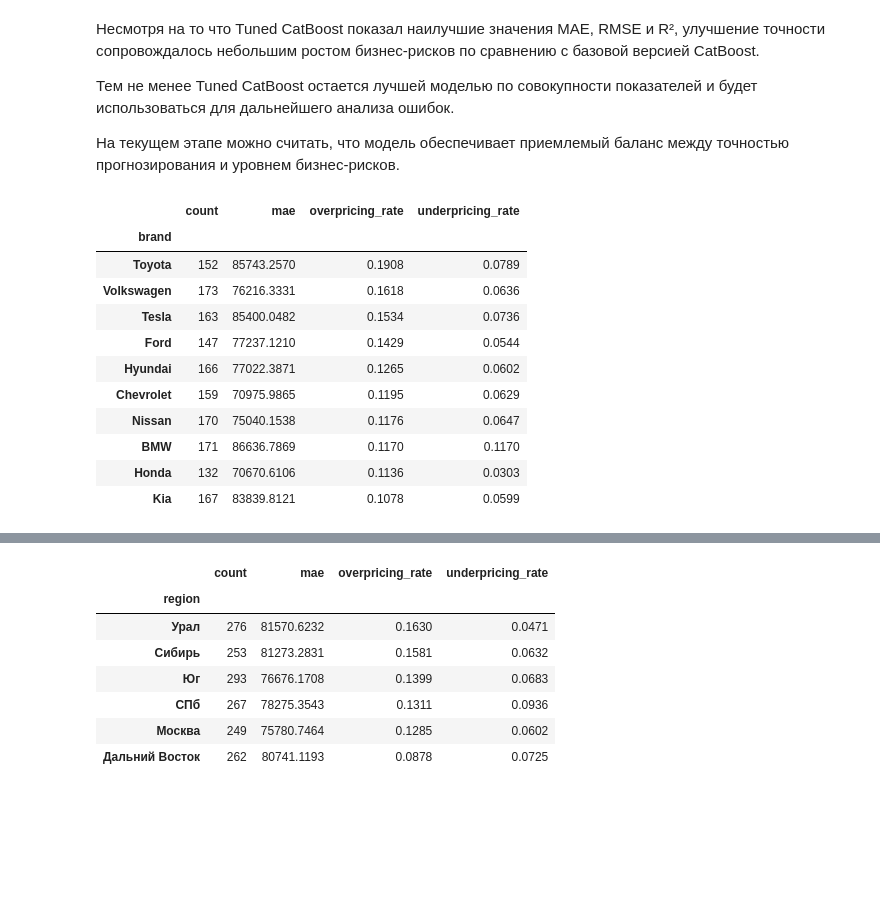
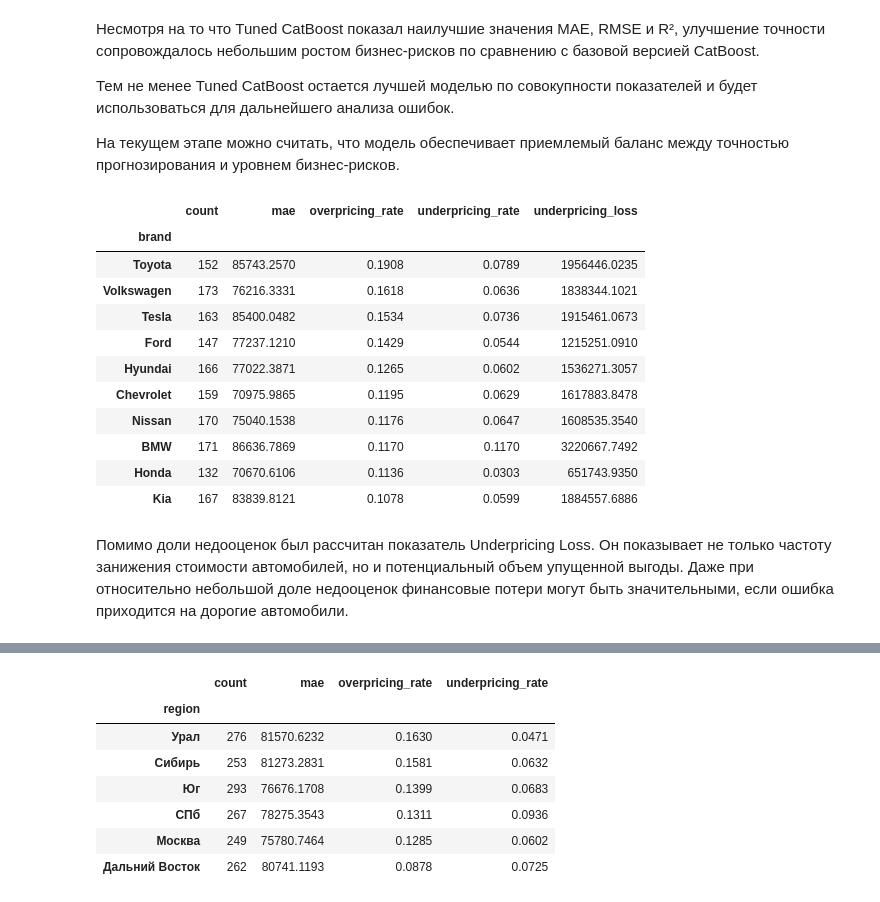
Before and after one commit to lamajker/DS_YP_GradientBoosting_AutoValueAI_CarPrice, a Jupyter notebook: DS_YP_GradientBoosting_AutoValueAI_CarPrice_Melnikov.ipynb, the cells around one changed output, grey strips where cells are left out. Drawn from its saved outputs; the diff is of its cells as text; code cells hidden in the pictures; blank space fills up the shorter version.

```diff
--- a/DS_YP_GradientBoosting_AutoValueAI_CarPrice_Melnikov.ipynb
+++ b/DS_YP_GradientBoosting_AutoValueAI_CarPrice_Melnikov.ipynb
@@ -1682,6 +2009,7 @@ def objective_catboost(trial):
         eval_metric='MAE',
         verbose=False,
         use_best_model=True,
+        early_stopping_rounds=50,
         **params
     )
 
@@ -1692,9 +2020,7 @@ def objective_catboost(trial):
         cat_features=categorical_features
     )
 
-    predictions = model.predict(
-        X_valid
-    )
+    predictions = model.predict(X_valid)
 
     return mean_absolute_error(
         y_valid,
@@ -1735,6 +2061,7 @@ tuned_catboost = CatBoostRegressor(
     eval_metric='MAE',
     verbose=False,
     use_best_model=True,
+    early_stopping_rounds=50,
     **best_catboost_params
 )
 
@@ -2051,6 +2489,7 @@ brand_statistics = (
     .groupby('brand')
     .agg(
         count=('actual_price', 'count'),
+
         mae=(
             'actual_price',
             lambda x: np.abs(
@@ -2059,42 +2498,60 @@ brand_statistics = (
                     'predicted_price'
                 ] - x
             ).mean()
         ),
+
         overpricing_rate=(
             'prediction_type',
             lambda x: (
                 x == 'overpricing'
             ).mean()
         ),
+
         underpricing_rate=(
             'prediction_type',
             lambda x: (
                 x == 'underpricing'
             ).mean()
+        ),
+
+        underpricing_loss=(
+            'actual_price',
+            lambda x: (
+                error_analysis.loc[x.index]
+                .query('relative_error < -0.20')
+                .assign(
+                    loss=lambda df:
+                        df['actual_price']
+                        - df['predicted_price']
+                )['loss']
+                .sum()
+            )
         )
     )
     .round(4)
 )
 
 display(
     brand_statistics
     .query('count > 5')
     .sort_values(
         'overpricing_rate',
         ascending=False
     )
     .head(10)
 )
 # %% [output]
-|  | count | mae | overpricing_rate | underpricing_rate |
-| brand |  |  |  |  |
-| Toyota | 152 | 85743.2570 | 0.1908 | 0.0789 |
-| Volkswagen | 173 | 76216.3331 | 0.1618 | 0.0636 |
-| Tesla | 163 | 85400.0482 | 0.1534 | 0.0736 |
-| Ford | 147 | 77237.1210 | 0.1429 | 0.0544 |
-| Hyundai | 166 | 77022.3871 | 0.1265 | 0.0602 |
-| Chevrolet | 159 | 70975.9865 | 0.1195 | 0.0629 |
-| Nissan | 170 | 75040.1538 | 0.1176 | 0.0647 |
-| BMW | 171 | 86636.7869 | 0.1170 | 0.1170 |
-| Honda | 132 | 70670.6106 | 0.1136 | 0.0303 |
-| Kia | 167 | 83839.8121 | 0.1078 | 0.0599 |
+|  | count | mae | overpricing_rate | underpricing_rate | underpricing_loss |
+| brand |  |  |  |  |  |
+| Toyota | 152 | 85743.2570 | 0.1908 | 0.0789 | 1956446.0235 |
+| Volkswagen | 173 | 76216.3331 | 0.1618 | 0.0636 | 1838344.1021 |
+| Tesla | 163 | 85400.0482 | 0.1534 | 0.0736 | 1915461.0673 |
+| Ford | 147 | 77237.1210 | 0.1429 | 0.0544 | 1215251.0910 |
+| Hyundai | 166 | 77022.3871 | 0.1265 | 0.0602 | 1536271.3057 |
+| Chevrolet | 159 | 70975.9865 | 0.1195 | 0.0629 | 1617883.8478 |
+| Nissan | 170 | 75040.1538 | 0.1176 | 0.0647 | 1608535.3540 |
+| BMW | 171 | 86636.7869 | 0.1170 | 0.1170 | 3220667.7492 |
+| Honda | 132 | 70670.6106 | 0.1136 | 0.0303 | 651743.9350 |
+| Kia | 167 | 83839.8121 | 0.1078 | 0.0599 | 1884557.6886 |
+# %% [markdown]
+Помимо доли недооценок был рассчитан показатель Underpricing Loss. Он показывает не только частоту занижения стоимости автомобилей, но и потенциальный объем упущенной выгоды. Даже при относительно небольшой доле недооценок финансовые потери могут быть значительными, если ошибка приходится на дорогие автомобили.
```
Also changed, not shown: parts of 57 cells of this notebook.
